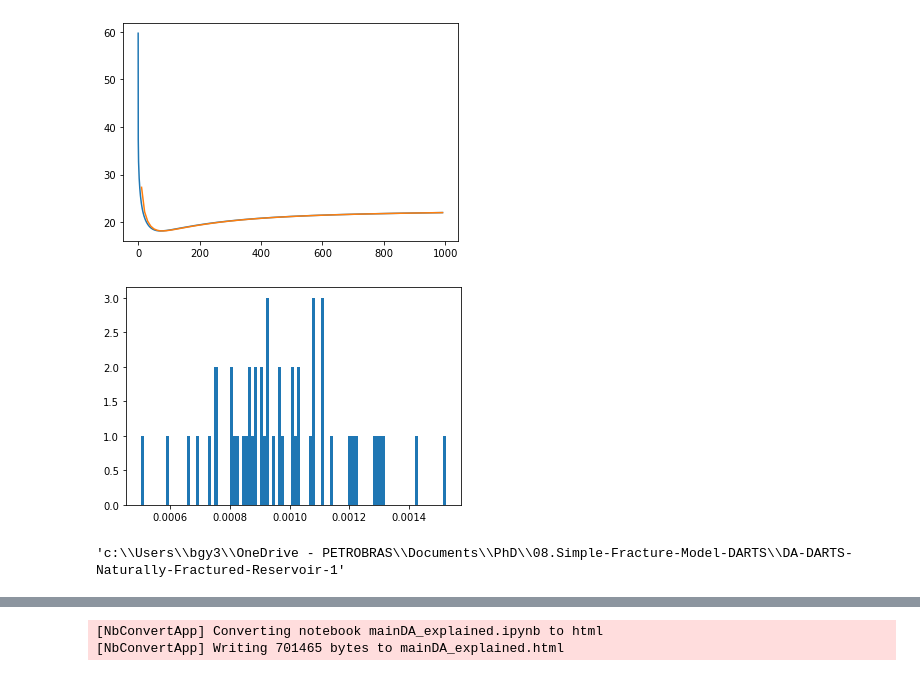
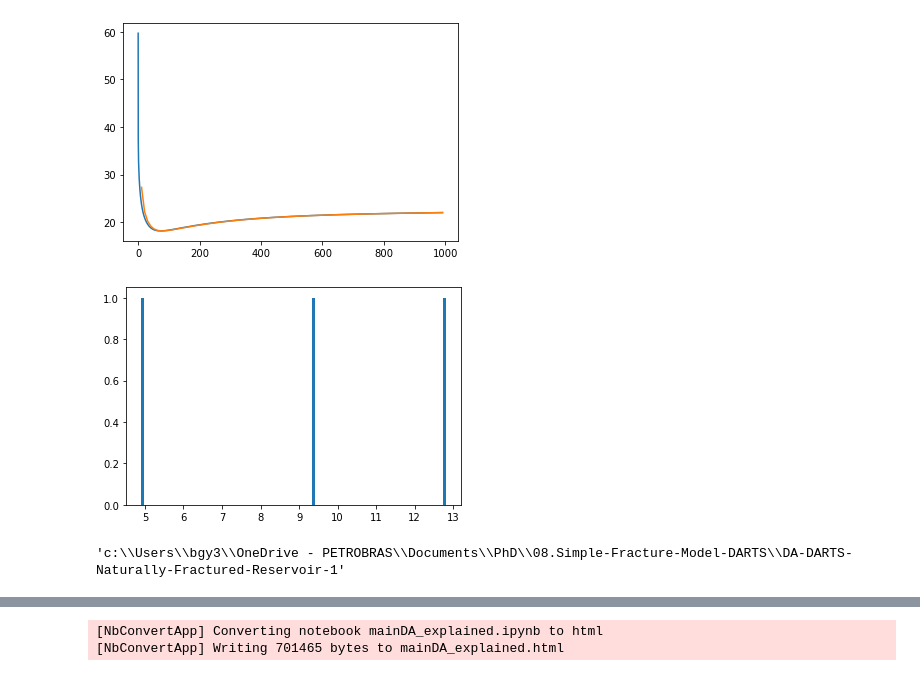
Before and after one commit to gabrielserrao/DA-DARTS-Naturally-Fractured-Reservoir, a Jupyter notebook: mainDA_deadoil_angle.ipynb, the cells around one changed output, grey strips where cells are left out. Saved outputs shown, nothing was run; the diff lists cells and outputs as text; code cells hidden in the pictures.

```diff
--- a/mainDA_deadoil_angle.ipynb
+++ b/mainDA_deadoil_angle.ipynb
@@ -97,7 +97,7 @@ def aperture_vec(rotation):
     #plt.tight_layout()
     #plt.savefig("variable_aperture_base_case_scale_{:}.pdf".format(scale))
     #plt.show()
-    return fracture_aper
+    return np.array(fracture_aper)
 # %%
 aperture_vec(30).shape
 # %% [output]
@@ -275,7 +276,7 @@ NGrid = 0 # Ni * Nj
 NScalar = 1 #we just considering one scalar as the parameter in the problem
 Nm = NGrid + NScalar
 Nd = len(dObs)* 1 #  timesteps * 1 well data
-Ne = 50
+Ne = 3
 NTimesteps = len(dTime)
 NWells = 1 #we just considering one well
 
@@ -284,21 +285,25 @@ csi = 0.99
 # %%
 #%%
 #Generate the prior ensemble of scalar parameters
+angle_ensemble = np.clip(np.random.normal(30/math.pi, 10/math.pi, Ne),0/math.pi,90/math.pi)
+Em_frac_aper=[]
+for i, angle in enumerate(angle_ensemble):
+    Em_frac_aper.append(aperture_vec(math.degrees(angle)))
 
-# build random values for fraction of aperture using normal distribution and fract_aper of the true model as mean as mean and 10% as std with seed=1
-Em_frac_aper = np.clip(np.random.normal(1e-3, 0.0002, Ne),0.0001,0.1) #cliping to keep only positive numbvers for the frac apertures
+
 
 # data colums
 columnsNameList = ['P1 : oil rate (m3/day)']
 
-MScalarPrior = Em_frac_aper
+MScalarPrior = angle_ensemble
 #print MScalarPrioir histogram
+
 plt.hist(MScalarPrior, bins=100)
 plt.show()
 #%%
 curDir = os.getcwd()
 srcDir =  f'{curDir}'
 srcDir
 # %% [output]
-[figure, old version]
+[figure, new version]
 'c:\\Users\\bgy3\\OneDrive - PETROBRAS\\Documents\\PhD\\08.Simple-Fracture-Model-DARTS\\DA-DARTS-Naturally-Fractured-Reservoir-1'
```
Also changed, not shown: parts of 10 cells of this notebook.
